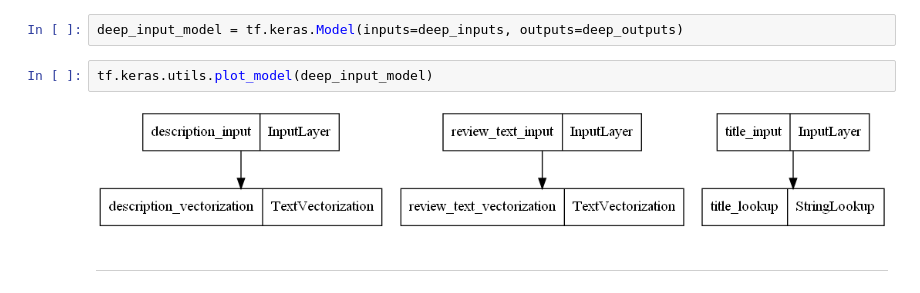
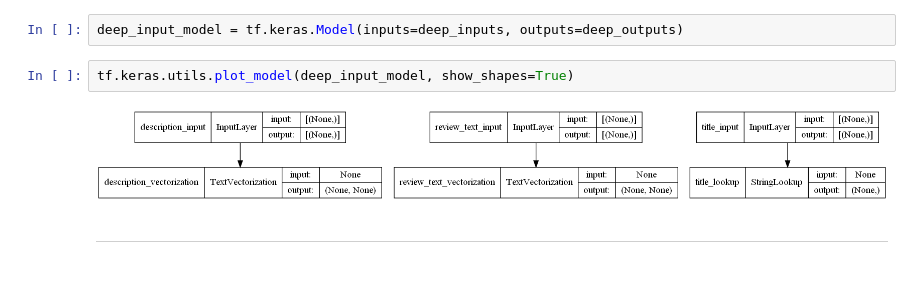
Before and after one commit to simon376/ds-recommender-project, a Jupyter notebook: wide_and_deep.ipynb, the cells around one changed output. Saved outputs shown, nothing was run; the diff lists cells and outputs as text.

```diff
--- a/wide_and_deep.ipynb
+++ b/wide_and_deep.ipynb
@@ -465,9 +452,9 @@ deep_outputs
 # %%
 deep_input_model = tf.keras.Model(inputs=deep_inputs, outputs=deep_outputs)
 # %%
-tf.keras.utils.plot_model(deep_input_model)
+tf.keras.utils.plot_model(deep_input_model, show_shapes=True)
 # %% [output]
-[figure, old version]
+[figure, new version]
 # %% [markdown]
 ---
 # %%
```
Also changed, not shown: parts of 105 cells of this notebook.
